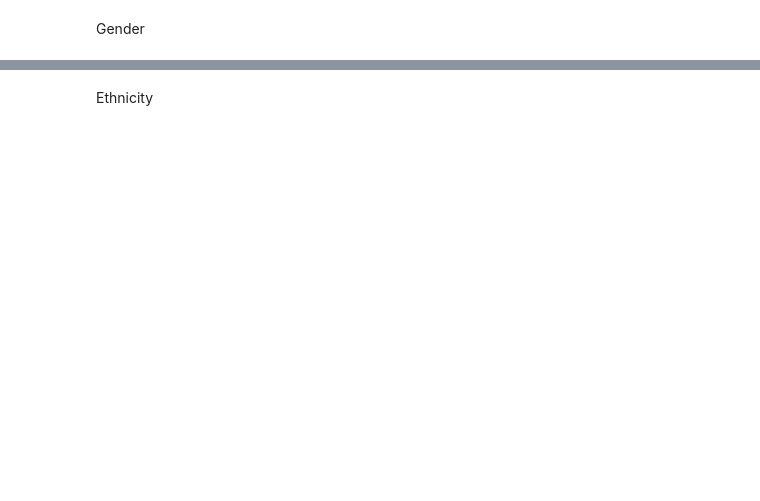
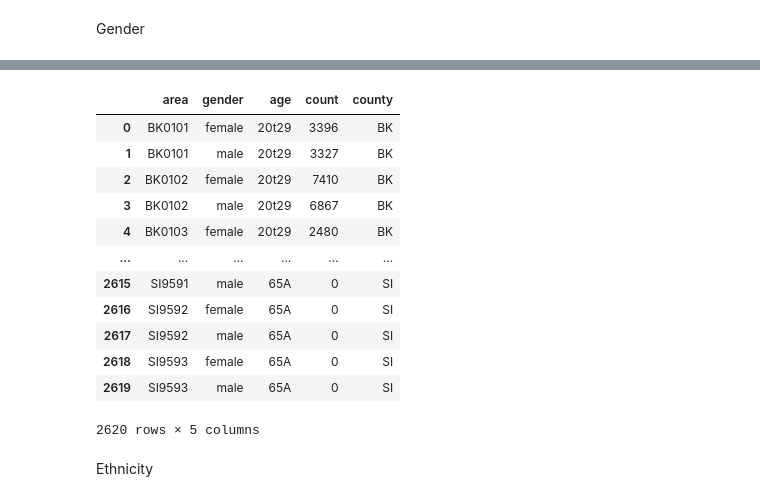
Before and after one commit to AgentTorch/AgentTorch, a Jupyter notebook: simulator_data/step1/transform_input.ipynb, the cells around one changed output, grey strips where cells are left out. Saved outputs shown, nothing was run; the diff lists cells and outputs as text; code cells hidden in the pictures; blank space fills up the shorter version.

```diff
--- a/simulator_data/step1/transform_input.ipynb
+++ b/simulator_data/step1/transform_input.ipynb
@@ -157,3 +211,19 @@ df_gender_melt
+# %%
+df_gender_melt.groupby('area').head(10)
+# %% [output]
+|  | area | gender | age | count | county |
+| 0 | BK0101 | female | 20t29 | 3396 | BK |
+| 1 | BK0101 | male | 20t29 | 3327 | BK |
+| 2 | BK0102 | female | 20t29 | 7410 | BK |
+| 3 | BK0102 | male | 20t29 | 6867 | BK |
+| 4 | BK0103 | female | 20t29 | 2480 | BK |
+| ... | ... | ... | ... | ... | ... |
+| 2615 | SI9591 | male | 65A | 0 | SI |
+| 2616 | SI9592 | female | 65A | 0 | SI |
+| 2617 | SI9592 | male | 65A | 0 | SI |
+| 2618 | SI9593 | female | 65A | 0 | SI |
+| 2619 | SI9593 | male | 65A | 0 | SI |
+2620 rows × 5 columns
 # %% [markdown]
 Ethnicity
 # %%
```
Also changed, not shown: parts of 7 cells of this notebook.
